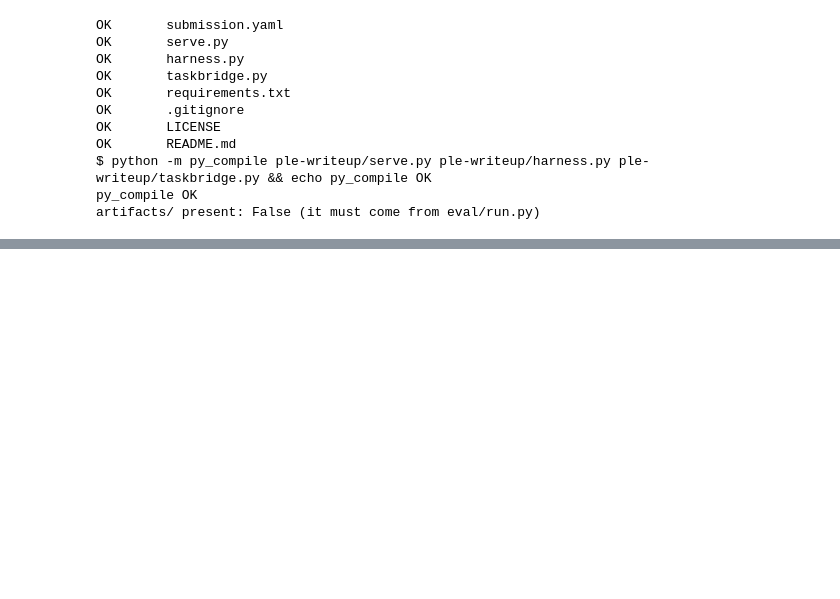
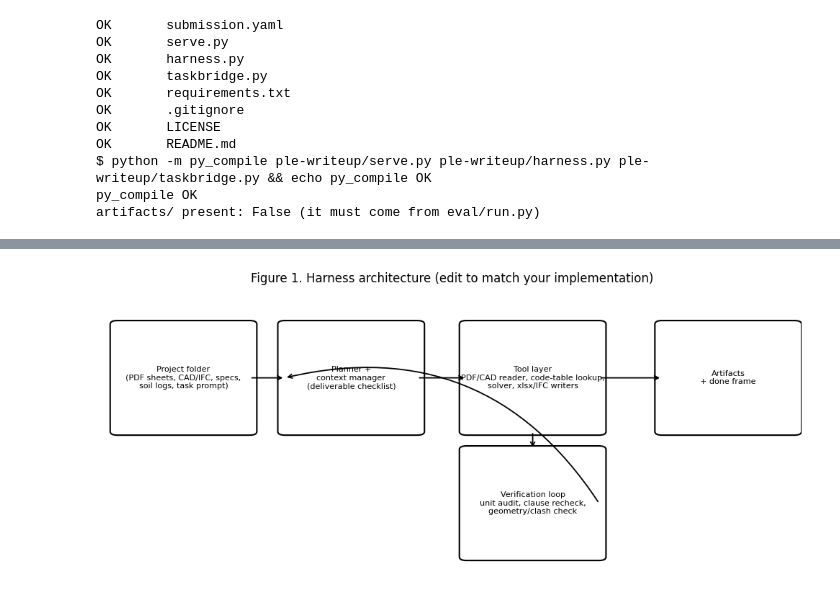
Before and after one commit to rushikesh648/Ple-writeup, a Jupyter notebook: PLE_writeup.ipynb, the cells around one changed output, grey strips where cells are left out. Saved outputs shown, nothing was run; the diff lists cells and outputs as text; code cells hidden in the pictures; blank space fills up the shorter version.

```diff
--- a/PLE_writeup.ipynb
+++ b/PLE_writeup.ipynb
@@ -2494,0 +2927,37 @@ RUN_GIT is False: nothing committed or pushed.
+# %%
+# FIGURE 1: architecture diagram. Edit the labels to match your actual harness.
+boxes = {
+    "Project folder\n(PDF sheets, CAD/IFC, specs,\nsoil logs, task prompt)": (0.02, 0.40),
+    "Planner +\ncontext manager\n(deliverable checklist)": (0.26, 0.40),
+    "Tool layer\nPDF/CAD reader, code-table lookup,\nsolver, xlsx/IFC writers": (0.52, 0.40),
+    "Verification loop\nunit audit, clause recheck,\ngeometry/clash check": (0.52, 0.05),
+    "Artifacts\n+ done frame": (0.80, 0.40),
+}
+fig, ax = plt.subplots(figsize=(10, 4.5))
+ax.axis("off")
+centers = {}
+for label, (x, y) in boxes.items():
+    w, h = 0.19, 0.30
+    ax.add_patch(FancyBboxPatch((x, y), w, h, boxstyle="round,pad=0.01", fill=False, lw=1.5))
+    ax.text(x + w / 2, y + h / 2, label, ha="center", va="center", fontsize=8)
+    centers[label] = (x, y, w, h)
+
+keys = list(boxes)
+def arrow(a, b, rad=0.0):
+    xa, ya, wa, ha = centers[a]; xb, yb, wb, hb = centers[b]
+    if abs(xa - xb) < 1e-6:   # vertical
+        p0 = (xa + wa / 2, ya + (0 if yb < ya else ha)); p1 = (xb + wb / 2, yb + (hb if yb < ya else 0))
+    else:
+        p0 = (xa + wa, ya + ha / 2); p1 = (xb, yb + hb / 2)
+    ax.annotate("", xy=p1, xytext=p0,
+                arrowprops=dict(arrowstyle="->", lw=1.3, connectionstyle=f"arc3,rad={rad}"))
+
+arrow(keys[0], keys[1]); arrow(keys[1], keys[2]); arrow(keys[2], keys[4])
+arrow(keys[2], keys[3], 0.0); arrow(keys[3], keys[1], 0.35)
+ax.set_xlim(0, 1); ax.set_ylim(0, 0.8)
+ax.set_title("Figure 1. Harness architecture (edit to match your implementation)")
+plt.tight_layout()
+plt.savefig("figures/fig1_architecture.png", dpi=200)
+plt.show()
+# %% [output]
+[figure, added]
```
Also changed, not shown: parts of 36 cells of this notebook.
